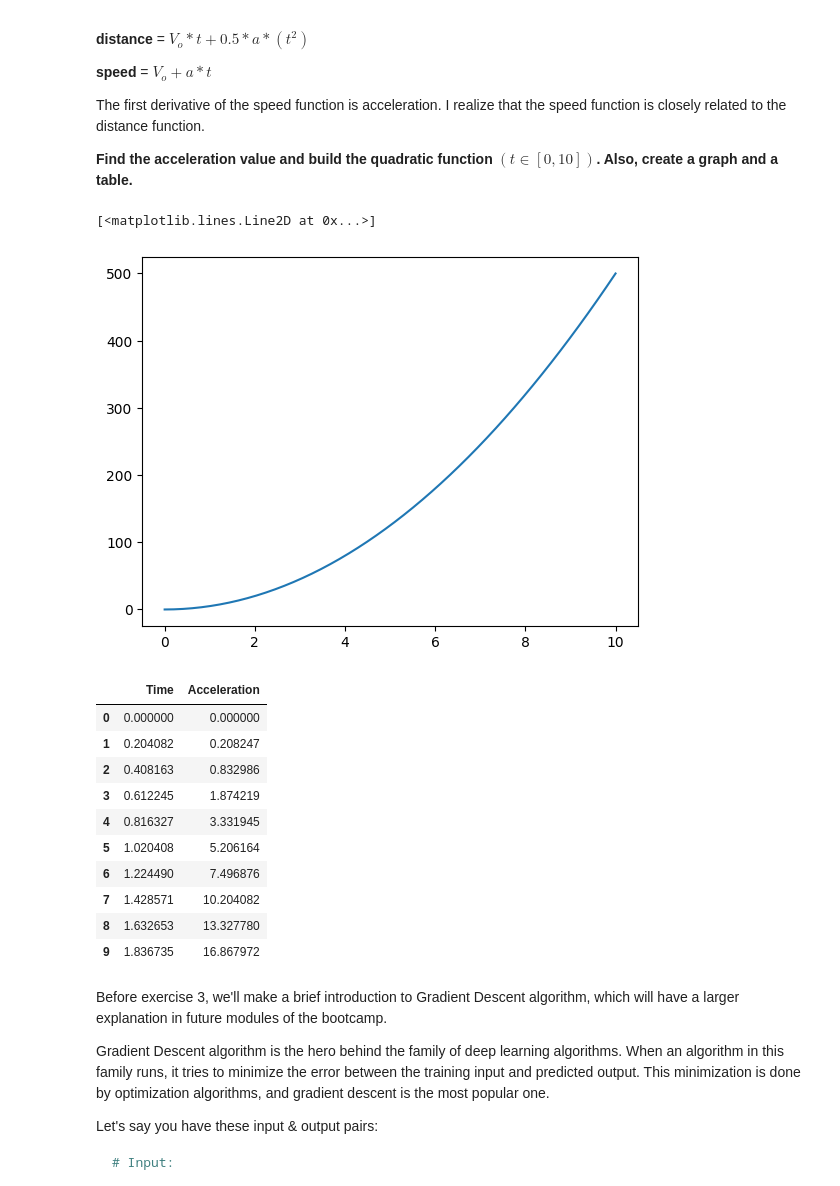
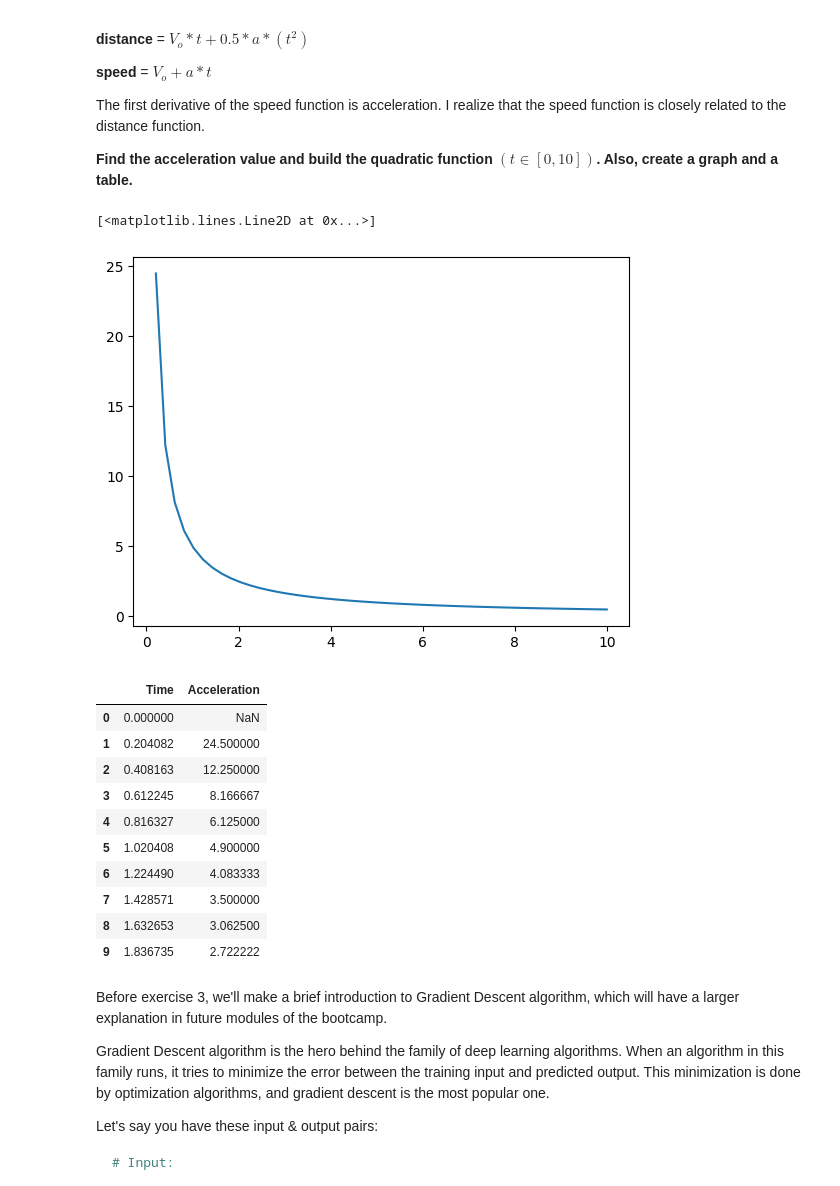
Before and after one commit to 4GeeksAcademy/bertuzzi-calculus-and-algebra-problems-with-python, a Jupyter notebook: notebook/problems.ipynb, the cells around one changed output. Cells and saved outputs as stored; diff of their text form; code cells hidden in the pictures.

```diff
--- a/notebook/problems.ipynb
+++ b/notebook/problems.ipynb
@@ -75,30 +75,30 @@ The first derivative of the speed function is acceleration. I realize that the s
 **Find the acceleration value and build the quadratic function  $(t ∈ [0,10])$. Also, create a graph and a table.**
 # %%
 # Define and plot the quadratic funtion
-def acceleration(x): return 1/0.5*2.5*(x**2)
+def acceleration(x): return (2.5*x)/(0.5*(x**2))
 x = np.linspace(0,10)
 
 plt.figure()
 plt.plot(x,acceleration(x))
 # %% [output]
 [<matplotlib.lines.Line2D at 0x...>]
-[figure, old version]
+[figure, new version]
 # %%
 # Create a DataFrame
 acceleration_df = pd.DataFrame({'Time': x, 'Acceleration': acceleration(x)})
 acceleration_df.head(10)
 # %% [output]
 |  | Time | Acceleration |
-| 0 | 0.000000 | 0.000000 |
-| 1 | 0.204082 | 0.208247 |
-| 2 | 0.408163 | 0.832986 |
-| 3 | 0.612245 | 1.874219 |
-| 4 | 0.816327 | 3.331945 |
-| 5 | 1.020408 | 5.206164 |
-| 6 | 1.224490 | 7.496876 |
-| 7 | 1.428571 | 10.204082 |
-| 8 | 1.632653 | 13.327780 |
-| 9 | 1.836735 | 16.867972 |
+| 0 | 0.000000 | NaN |
+| 1 | 0.204082 | 24.500000 |
+| 2 | 0.408163 | 12.250000 |
+| 3 | 0.612245 | 8.166667 |
+| 4 | 0.816327 | 6.125000 |
+| 5 | 1.020408 | 4.900000 |
+| 6 | 1.224490 | 4.083333 |
+| 7 | 1.428571 | 3.500000 |
+| 8 | 1.632653 | 3.062500 |
+| 9 | 1.836735 | 2.722222 |
 # %% [markdown]
 Before exercise 3, we'll make a brief introduction to Gradient Descent algorithm, which will have a larger explanation in future modules of the bootcamp.
 
```
Also changed, not shown: parts of 14 cells of this notebook.
